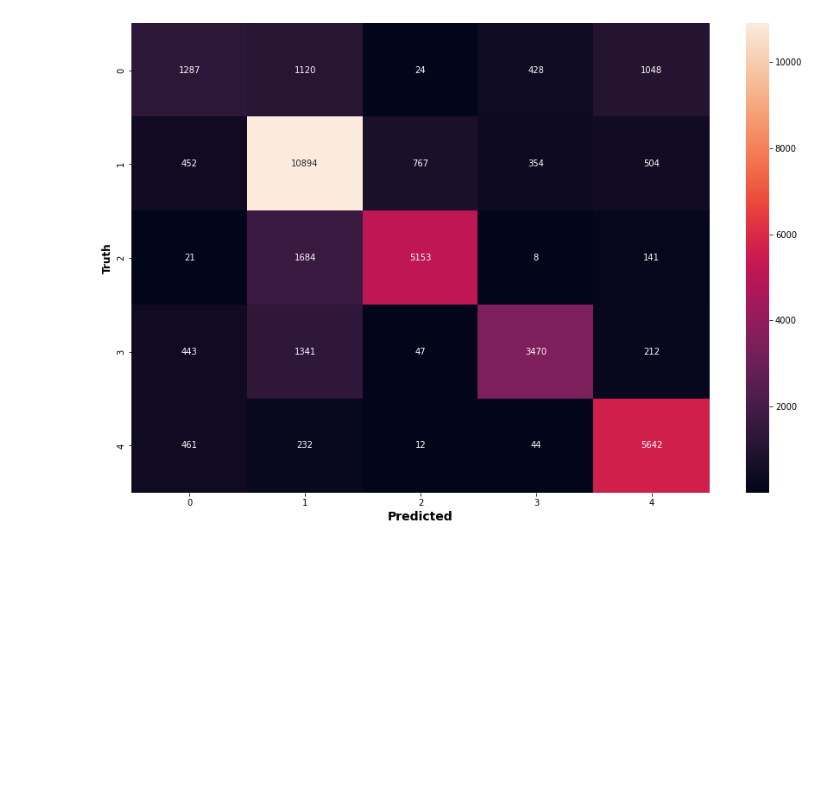
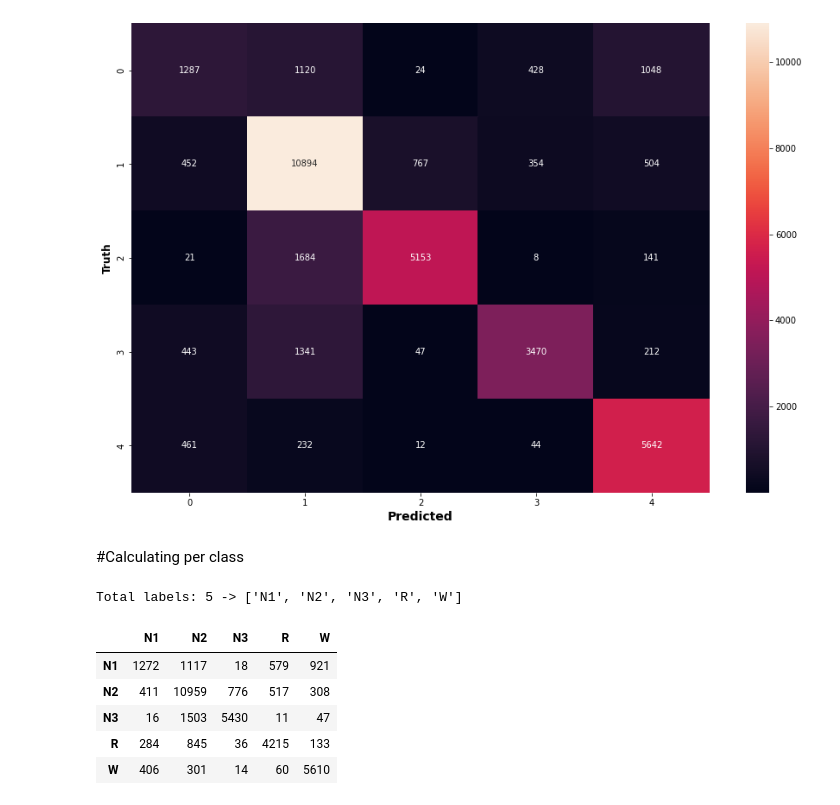
Before and after one commit to RafsanJany-44/Machine-School, a Jupyter notebook: Con_Fusion.ipynb, the cells around one changed output. Drawn from its saved outputs; the diff is of its cells as text; code cells hidden in the pictures; blank space fills up the shorter version.

```diff
--- a/Con_Fusion.ipynb
+++ b/Con_Fusion.ipynb
@@ -82,3 +82,39 @@ plt.ylabel('Truth',fontsize=12.0, fontweight='bold')
 # %% [output]
 Text(114.0, 0.5, 'Truth')
 [figure]
+# %% [markdown]
+#Calculating per class
+# %%
+data = 'https://raw.githubusercontent.com/RafsanJany-44/Thesis_Project/main/All_DATA/without_sn_and_Epoch/EEG_HMC.csv'
+dataset = pd.read_csv(data)
+X = dataset.iloc[:, 1:].values
+y = dataset.iloc[:, 0].values
+from sklearn.model_selection import train_test_split
+
+X_train, X_test, y_train, y_test = train_test_split(X, y, test_size = 0.33, random_state = 0)
+from sklearn.ensemble import RandomForestClassifier
+classifier = RandomForestClassifier(n_estimators=20, random_state=0)
+classifier.fit(X_train, y_train)
+y_pred=classifier.predict(X_test)
+# %%
+from sklearn.metrics import confusion_matrix
+labels = list(set(y_test))
+labels.sort()
+
+print("Total labels: %s -> %s" % (len(labels), labels))
+# %% [output]
+Total labels: 5 -> ['N1', 'N2', 'N3', 'R', 'W']
+# %%
+df = pd.DataFrame(
+    data=confusion_matrix(y_test, y_pred, labels=labels),
+    columns=labels,
+    index=labels
+)
+df
+# %% [output]
+|  | N1 | N2 | N3 | R | W |
+| N1 | 1272 | 1117 | 18 | 579 | 921 |
+| N2 | 411 | 10959 | 776 | 517 | 308 |
+| N3 | 16 | 1503 | 5430 | 11 | 47 |
+| R | 284 | 845 | 36 | 4215 | 133 |
+| W | 406 | 301 | 14 | 60 | 5610 |
```
Also changed, not shown: parts of 1 cell of this notebook.
